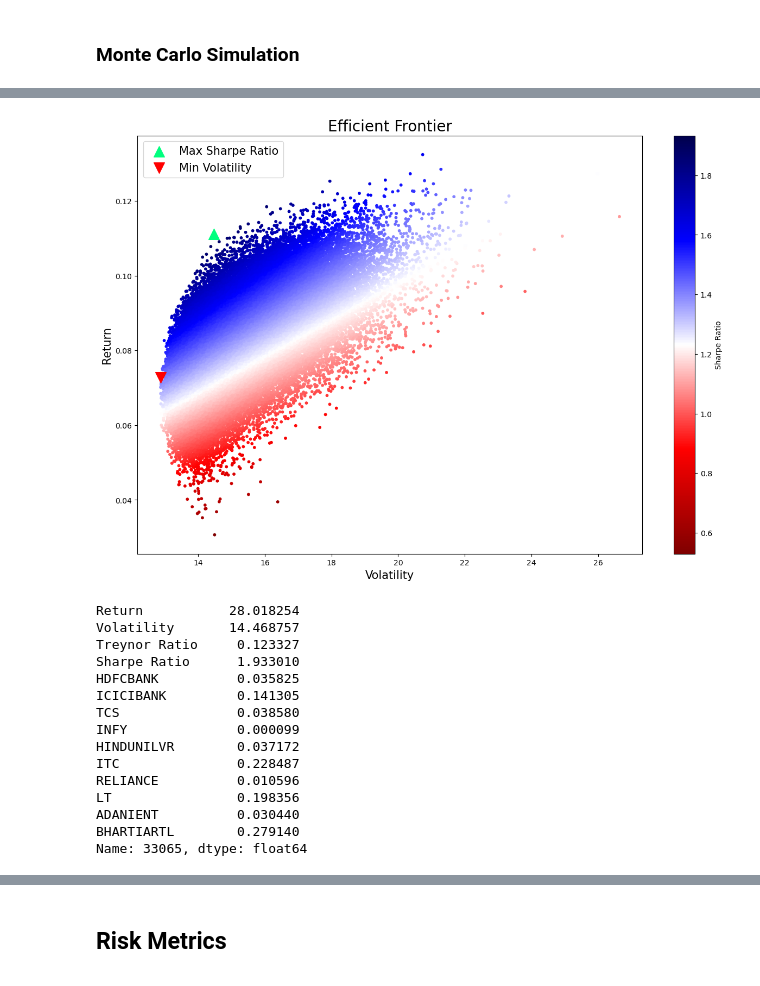
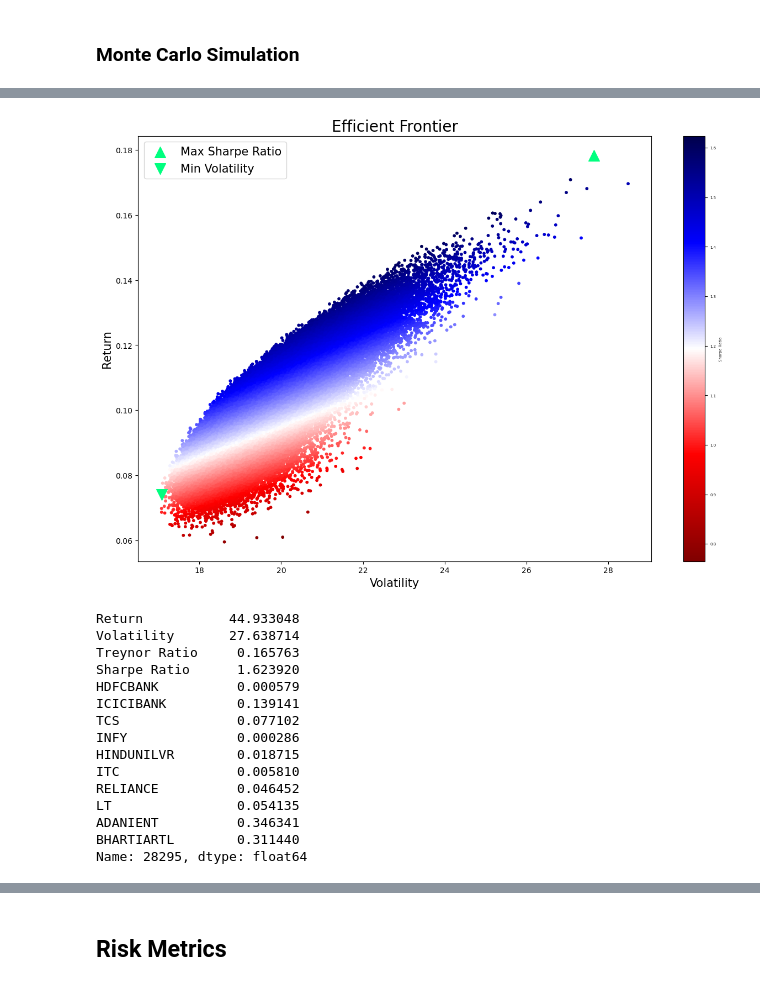
Before and after one commit to VIDIT-9/Portfolio-Optimization, a Jupyter notebook: Portifolio Optimization.ipynb, the cells around one changed output, grey strips where cells are left out. Cells and saved outputs as stored; diff of their text form; code cells hidden in the pictures.

```diff
--- a/Portifolio Optimization.ipynb
+++ b/Portifolio Optimization.ipynb
@@ -31,19 +31,20 @@ warnings.filterwarnings(action= 'ignore')
 * BHARTIARTL - Bharti Airtel (Telecom)
 * ^NSE - Nifty 50 index (enchmark index that represents the performance of the 50 largest and most liquid stocks listed on the NSE)
 # %%
-start_date = '2021-04-01'
+start_date = '2019-04-01'
+end_date = '2024-03-31'
 
-HDFCBANK = yf.download('HDFCBANK.NS', start=start_date)
-ICICIBANK = yf.download('ICICIBANK.NS', start=start_date)
-TCS = yf.download('TCS.NS', start=start_date)
-INFY = yf.download('INFY.NS', start=start_date)
-HINDUNILVR = yf.download('HINDUNILVR.NS', start=start_date)
-ITC = yf.download('ITC.NS', start=start_date)
-RELIANCE = yf.download('RELIANCE.NS', start=start_date)
-LT = yf.download('LT.NS', start=start_date)
-ADANIENT = yf.download('ADANIENT.NS', start=start_date)
-BHARTIARTL = yf.download('BHARTIARTL.NS', start=start_date)
-NSE = yf.download('^NSEI', start=start_date)
+HDFCBANK = yf.download('HDFCBANK.NS', start=start_date, end=end_date)
+ICICIBANK = yf.download('ICICIBANK.NS', start=start_date, end=end_date)
+TCS = yf.download('TCS.NS', start=start_date, end=end_date)
+INFY = yf.download('INFY.NS', start=start_date, end=end_date)
+HINDUNILVR = yf.download('HINDUNILVR.NS', start=start_date, end=end_date)
+ITC = yf.download('ITC.NS', start=start_date, end=end_date)
+RELIANCE = yf.download('RELIANCE.NS', start=start_date, end=end_date)
+LT = yf.download('LT.NS', start=start_date, end=end_date)
+ADANIENT = yf.download('ADANIENT.NS', start=start_date, end=end_date)
+BHARTIARTL = yf.download('BHARTIARTL.NS', start=start_date, end=end_date)
+NSE = yf.download('^NSEI', start=start_date, end=end_date)
 
 NSE
 # %% [output]
@@ -383,0 +290,9 @@ plt.yticks([])
+# %%
+dataframes = [HDFCBANK, ICICIBANK, TCS, INFY, HINDUNILVR, ITC, RELIANCE, LT, ADANIENT, BHARTIARTL]
+
+selected_columns = [df.loc[:, 'Adj Close'] for df in dataframes]
+
+close_price = pd.concat(selected_columns, axis=1)
+close_price.columns = ['HDFCBANK', 'ICICIBANK', 'TCS', 'INFY', 'HINDUNILVR', 'ITC', 'RELIANCE', 'LT', 'ADANIENT', 'BHARTIARTL']
+
+close_price.tail()
@@ -383,0 +307,8 @@ plt.yticks([])
+# %%
+new_columns = [col + '_change%' for col in close_price.columns]
+index_price = close_price.pct_change()
+index_price.columns = new_columns
+
+index_price.drop(index_price.index[0], inplace=True)
+index_price.reset_index(inplace=True, drop=True)
+index_price
@@ -713,44 +744,44 @@ results_df
 # %%
 plt.figure(figsize=(15,10))
 
 plt.scatter(results_df['Volatility'], results_df['Return']/252, c=results_df['Sharpe Ratio'],
             cmap='seismic_r', marker='o', s=10)
 plt.colorbar(label='Sharpe Ratio')
 
 
 plt.scatter(max_sharpe_portfolio['Volatility'], max_sharpe_portfolio['Return']/252,
             marker='^', color='springgreen', s=200, label='Max Sharpe Ratio')
 
 plt.scatter(min_volatility_portfolio['Volatility'], min_volatility_portfolio['Return']/252,
-            marker='v', color='red', s=200, label='Min Volatility')
+            marker='v', color='springgreen', s=200, label='Min Volatility')
 
 plt.xlabel('Volatility', fontsize=15)
 plt.ylabel('Return', fontsize=15)
 plt.xticks(fontsize=10)
 plt.yticks(fontsize=10)
 plt.legend(fontsize=15)
 plt.title('Efficient Frontier', fontsize=20)
 plt.show()
 # %% [output]
-[figure, old version]
+[figure, new version]
 # %%
 max_sharpe_portfolio
 # %% [output]
-Return           28.018254
-Volatility       14.468757
-Treynor Ratio     0.123327
-Sharpe Ratio      1.933010
-HDFCBANK          0.035825
-ICICIBANK         0.141305
-TCS               0.038580
-INFY              0.000099
-HINDUNILVR        0.037172
-ITC               0.228487
-RELIANCE          0.010596
-LT                0.198356
-ADANIENT          0.030440
-BHARTIARTL        0.279140
-Name: 33065, dtype: float64
+Return           44.933048
+Volatility       27.638714
+Treynor Ratio     0.165763
+Sharpe Ratio      1.623920
+HDFCBANK          0.000579
+ICICIBANK         0.139141
+TCS               0.077102
+INFY              0.000286
+HINDUNILVR        0.018715
+ITC               0.005810
+RELIANCE          0.046452
+LT                0.054135
+ADANIENT          0.346341
+BHARTIARTL        0.311440
+Name: 28295, dtype: float64
 # %%
 max_treynor_portfolio
 # %% [output]
```
Also changed, not shown: parts of 64 cells of this notebook.
